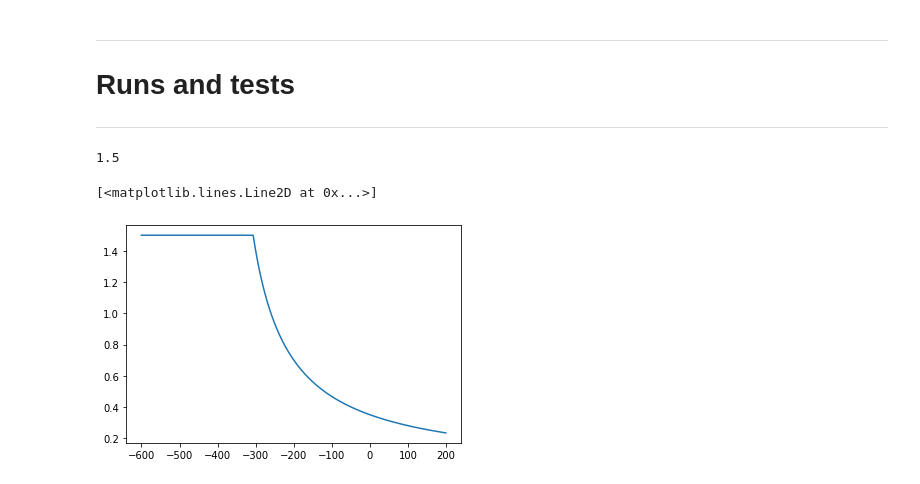
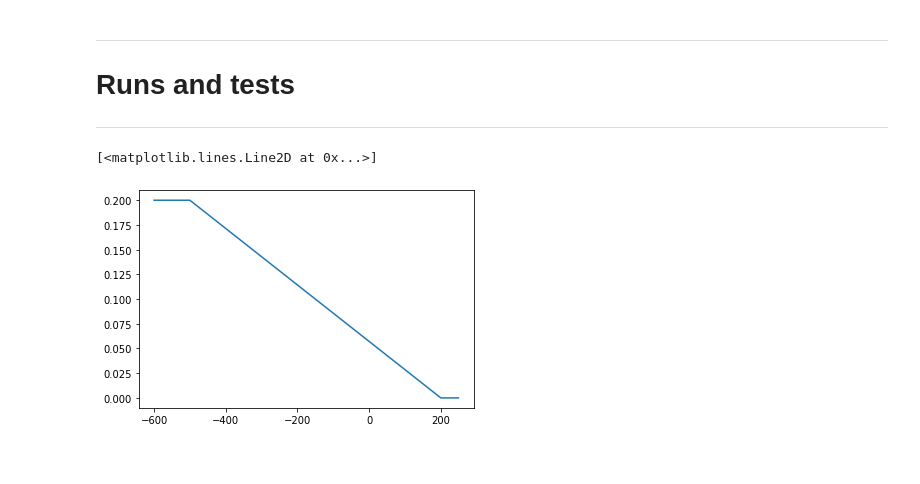
Before and after one commit to mnbvmnbv2/Lunar-Lander, a Jupyter notebook: Lunar.ipynb, the cells around one changed output. Saved outputs shown, nothing was run; the diff lists cells and outputs as text; code cells hidden in the pictures.

```diff
--- a/Lunar.ipynb
+++ b/Lunar.ipynb
@@ -531,8 +546,8 @@ def random(total_episodes=10, render=False, environment="LunarLander-v2", contin
 # Runs and tests
 ---
 # %%
-xax = [x for x in range(-600,200)]
+xax = [x for x in range(-600,250)]
 # %%
 def decreasing_std(x, episode):
-    return x/(1+(episode/500))
+    return max(0, min(0.2, 0.2 - (x+500)*(0.2/700)))
 # %%
@@ -541,7 +556,3 @@ def decreasing_lr(x, episode):
 # %%
-def decreasing_std(x, episode):
-    return abs(min(1.5,(0.7/(0.005*max(x+400,1)))))
+def decreasing_clr(x, episode):
+    return max(0, min(0.002, 0.002 - (x+500)*(0.002/700)))
-# %%
-print(decreasing_std(-900,1))
-# %% [output]
-1.5
@@ -548,5 +562,5 @@ print(decreasing_std(-900,1))
 # %%
-plt.plot(xax,[decreasing_std(x,1) for x in range(-600,200)])
+plt.plot(xax,[decreasing_std(x,1) for x in range(-600,250)])
 # %% [output]
 [<matplotlib.lines.Line2D at 0x...>]
-[figure, old version]
+[figure, new version]
```
Also changed, not shown: parts of 12 cells of this notebook.
